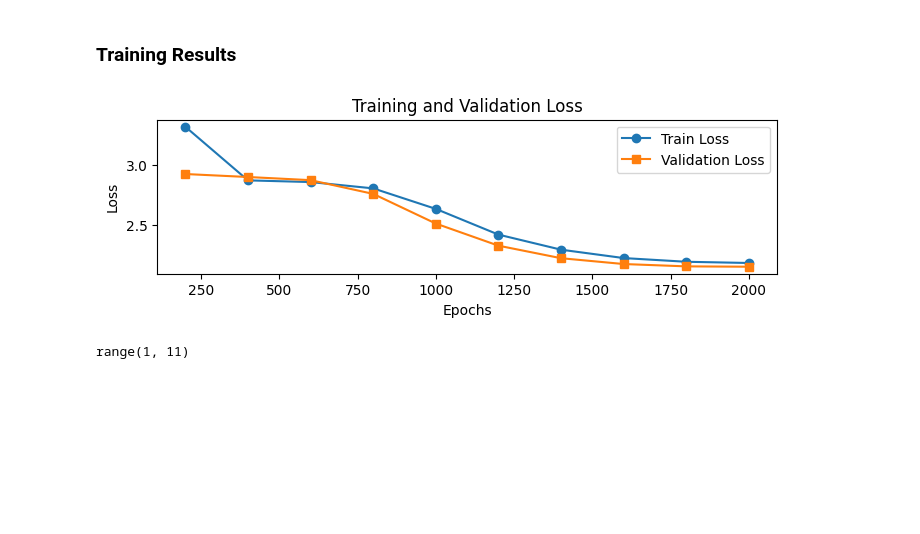
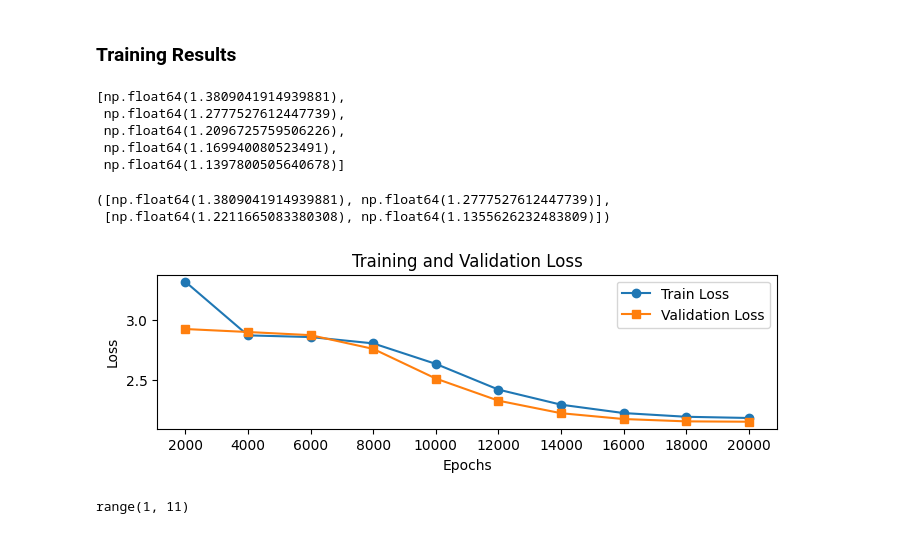
Before and after one commit to huyendt1610/speech-to-text, a Jupyter notebook: notebooks/deepspeech2.ipynb, the cells around one changed output. Saved outputs shown, nothing was run; the diff lists cells and outputs as text; code cells hidden in the pictures; blank space fills up the shorter version.

```diff
--- a/notebooks/deepspeech2.ipynb
+++ b/notebooks/deepspeech2.ipynb
@@ -606,22 +615,41 @@ Completed!
 # %%
 train_his_loss = torch.load("train_his_loss.pt", weights_only=False)
 validation_his_loss = torch.load("validation_his_loss.pt", weights_only=False)
+# %%
+train_his_loss
+# %% [output]
+[np.float64(1.3809041914939881),
+ np.float64(1.2777527612447739),
+ np.float64(1.2096725759506226),
+ np.float64(1.169940080523491),
+ np.float64(1.1397800505640678)]
+# %%
+wer_his = [
+
+]
+# %% [output]
+([np.float64(1.3809041914939881), np.float64(1.2777527612447739)],
+ [np.float64(1.2211665083380308), np.float64(1.1355626232483809)])
 # %%
 epochs = range(1, len(train_his_loss) + 1)
-
-epochs = [a*200 for a in epochs]
+epochs = [a*2000 for a in epochs]
+# wers = [0.88, 0.83 , 0.81,0.79, 0.78, 0.77, 1, 1, 1, 1]
 # epochs= torch.arange(train_his_loss) *10
 
 plt.figure(figsize=(8, 2))
 plt.plot(epochs, train_his_loss, label="Train Loss", marker='o')
 plt.plot(epochs , validation_his_loss, label="Validation Loss", marker='s')
+# plt.plot(epochs , wers, label="WER", marker='s')
+
+plt.xticks(epochs)  # custom labels
+
 plt.xlabel("Epochs")
 plt.ylabel("Loss")
 plt.title("Training and Validation Loss")
 plt.legend()
 plt.show()
 # %% [output]
-[figure, old version]
+[figure, new version]
 # %%
 epochs
 # %% [output]
```
Also changed, not shown: parts of 22 cells of this notebook, 7 other files.
